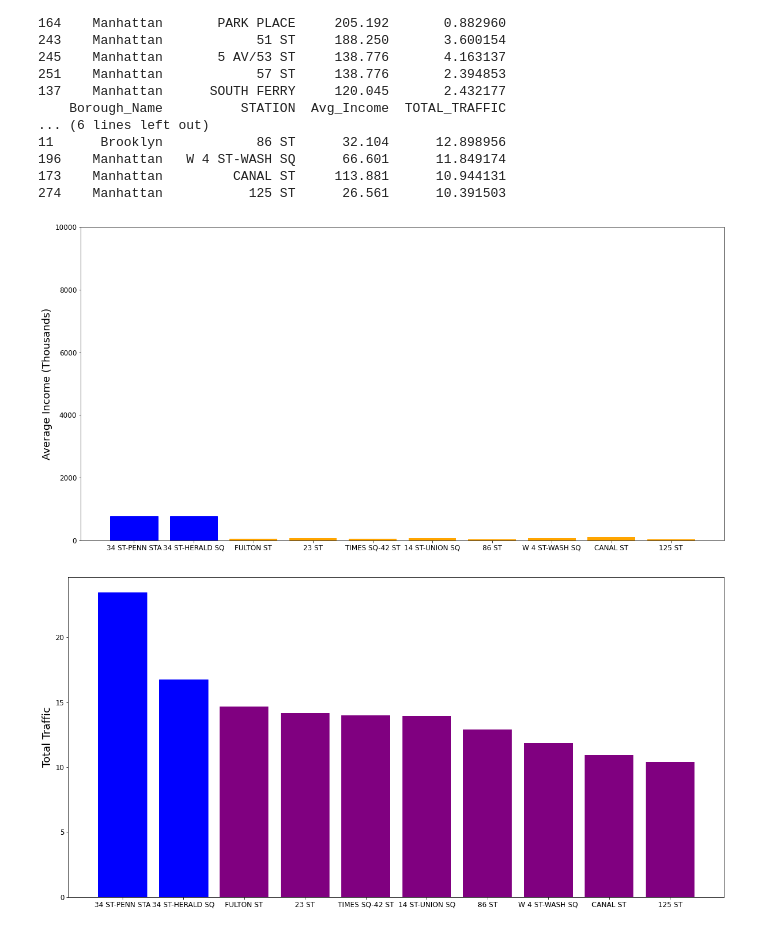
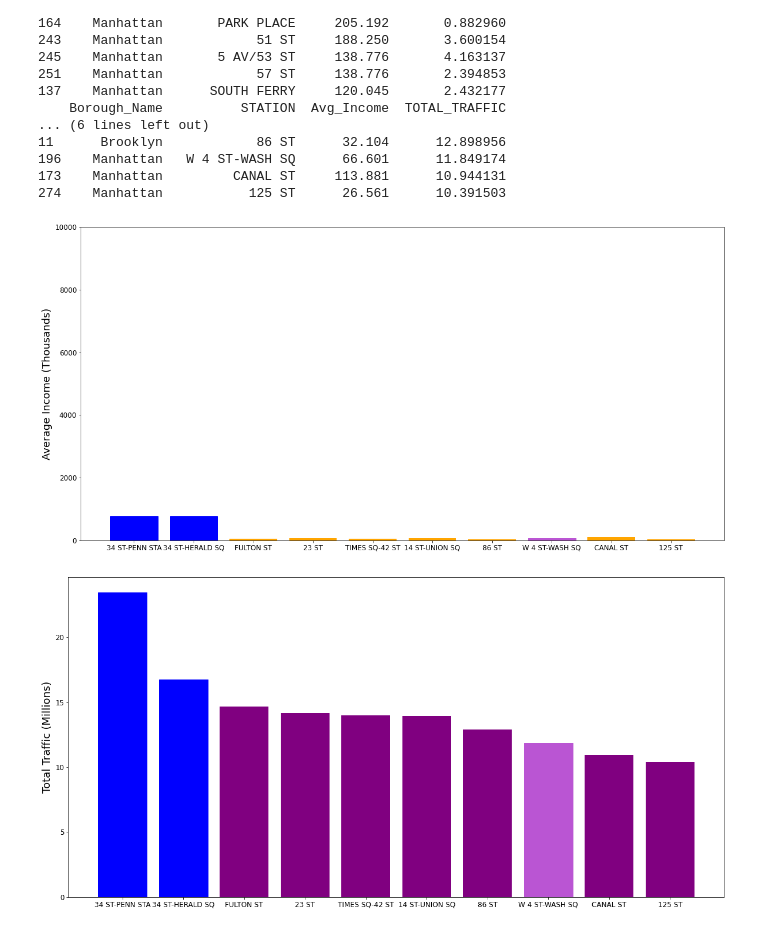
Before and after one commit to racheldilley1/mta-project-1, a Jupyter notebook: Proj2.ipynb, the cells around one changed output. Cells and saved outputs as stored; diff of their text form; code cells hidden in the pictures.

Commit message:
update graphs

```diff
--- a/Proj2.ipynb
+++ b/Proj2.ipynb
@@ -526,19 +527,21 @@ plt.ylabel("Average Income (Thousands)",fontsize=18)
 plt.ylim(0, 10000)
 top_traf_inc_bar[0].set_color('b')
 top_traf_inc_bar[1].set_color('b')
+top_traf_inc_bar[7].set_color('mediumorchid')
 plt.savefig('top10_inc_traf_bar.png', dpi=300)
 # %% [output]
-[figure, old version]
+[figure, new version]
 # %%
 top_traf_bar = plt.bar(top_traffic_stations_df['STATION'], top_traffic_stations_df['TOTAL_TRAFFIC'],color='purple')
 #plt.xlabel("Stations",fontsize=18)
-plt.ylabel("Total Traffic",fontsize=18)
+plt.ylabel("Total Traffic (Millions)",fontsize=18)
 #plt.title("Top 10 Stations with Highest Traffic",fontsize=27)
 top_traf_bar[0].set_color('b')
 top_traf_bar[1].set_color('b')
+top_traf_bar[7].set_color('mediumorchid')
 plt.savefig('top10_traf_bar.png', dpi=300)
 # %% [output]
-[figure, old version]
+[figure, new version]
 # %%
 top_traf_inc_bar = plt.bar(top_station_income_df['STATION'], top_station_income_df['TOTAL_TRAFFIC'], color='purple')
 #plt.xlabel("Stations", fontsize=18)
```
Also changed, not shown: parts of 2 cells of this notebook, 4 other files.
